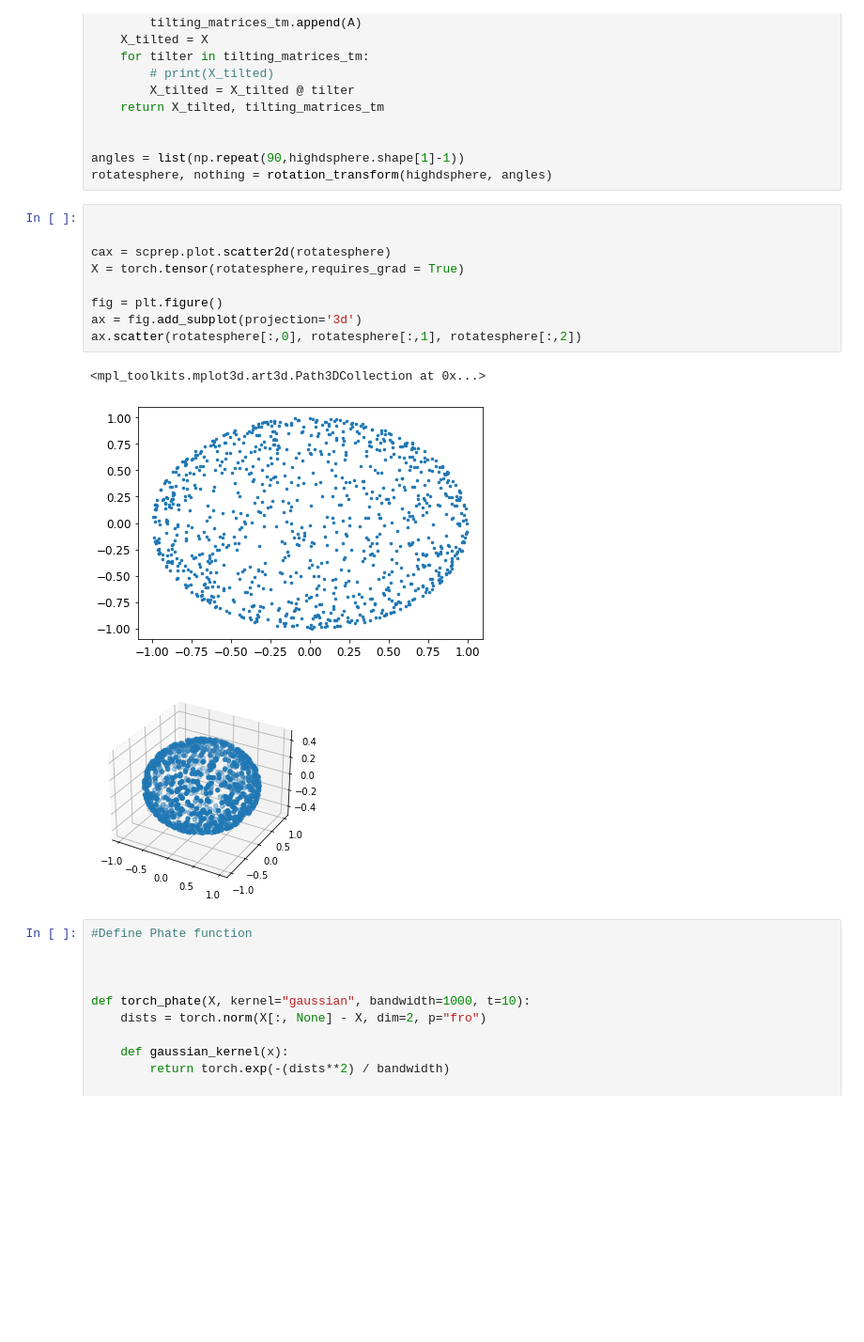
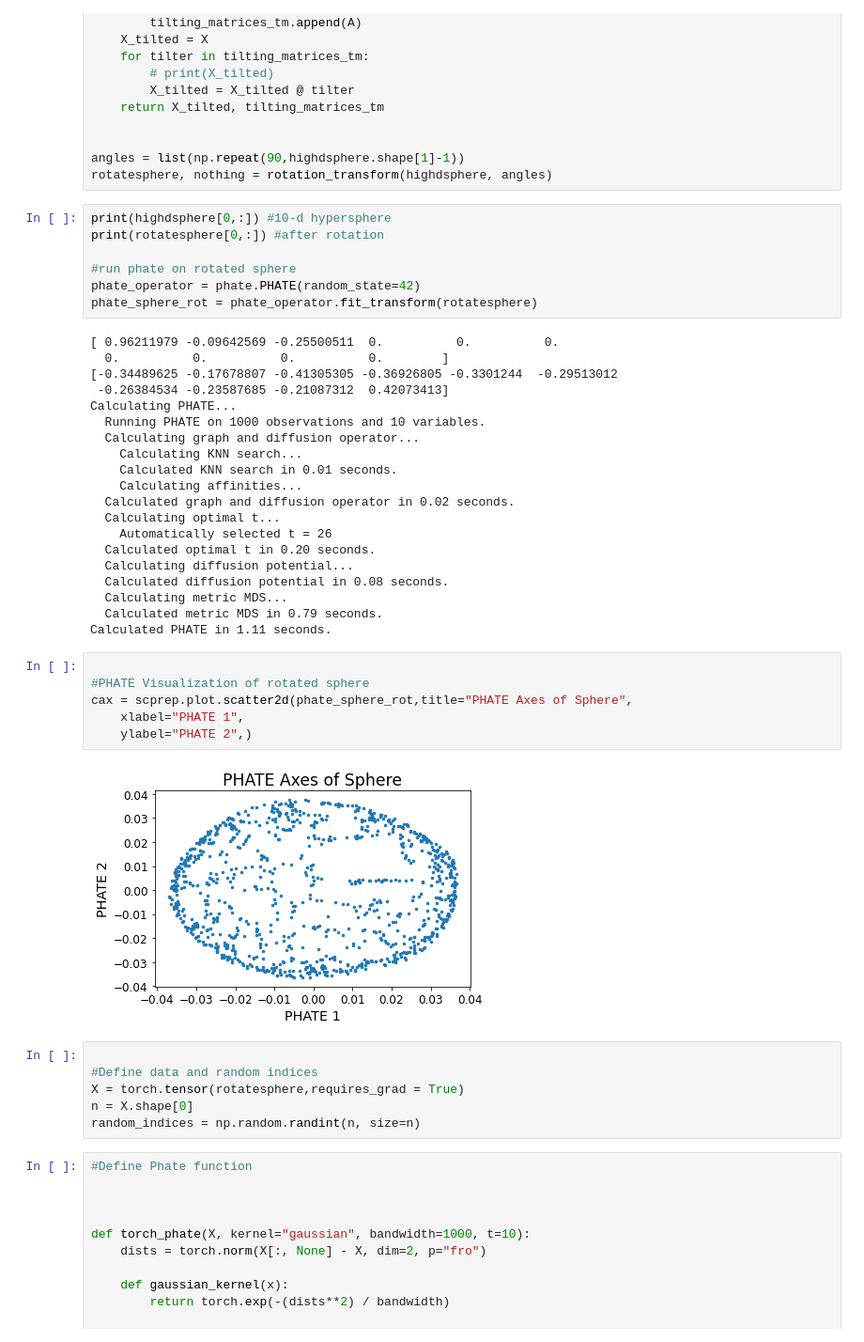
Before and after one commit to guillaumehu/phate_fim, a Jupyter notebook: notebooks/df-sphere-autoencoder.ipynb, the cells around one changed output. Shown: that part at 94% size. Saved outputs shown, nothing was run; the diff lists cells and outputs as text; blank space fills up the shorter version.

```diff
--- a/notebooks/df-sphere-autoencoder.ipynb
+++ b/notebooks/df-sphere-autoencoder.ipynb
@@ -85,19 +58,47 @@ def rotation_transform(
 
 angles = list(np.repeat(90,highdsphere.shape[1]-1))
 rotatesphere, nothing = rotation_transform(highdsphere, angles)
+# %%
+print(highdsphere[0,:]) #10-d hypersphere
+print(rotatesphere[0,:]) #after rotation
+
+#run phate on rotated sphere
+phate_operator = phate.PHATE(random_state=42)
+phate_sphere_rot = phate_operator.fit_transform(rotatesphere)
+# %% [output]
+[ 0.96211979 -0.09642569 -0.25500511  0.          0.          0.
+  0.          0.          0.          0.        ]
+[-0.34489625 -0.17678807 -0.41305305 -0.36926805 -0.3301244  -0.29513012
+ -0.26384534 -0.23587685 -0.21087312  0.42073413]
+Calculating PHATE...
+  Running PHATE on 1000 observations and 10 variables.
+  Calculating graph and diffusion operator...
+    Calculating KNN search...
+    Calculated KNN search in 0.01 seconds.
+    Calculating affinities...
+  Calculated graph and diffusion operator in 0.02 seconds.
+  Calculating optimal t...
+    Automatically selected t = 26
+  Calculated optimal t in 0.20 seconds.
+  Calculating diffusion potential...
+  Calculated diffusion potential in 0.08 seconds.
+  Calculating metric MDS...
+  Calculated metric MDS in 0.79 seconds.
+Calculated PHATE in 1.11 seconds.
 # %%
 
-
-cax = scprep.plot.scatter2d(rotatesphere)
-X = torch.tensor(rotatesphere,requires_grad = True)
-
-fig = plt.figure()
-ax = fig.add_subplot(projection='3d')
-ax.scatter(rotatesphere[:,0], rotatesphere[:,1], rotatesphere[:,2])
+#PHATE Visualization of rotated sphere
+cax = scprep.plot.scatter2d(phate_sphere_rot,title="PHATE Axes of Sphere",
+    xlabel="PHATE 1",
+    ylabel="PHATE 2",)
 # %% [output]
-<mpl_toolkits.mplot3d.art3d.Path3DCollection at 0x...>
-[figure, old version]
+[figure, new version]
-[figure, removed]
+# %%
+
+#Define data and random indices
+X = torch.tensor(rotatesphere,requires_grad = True)
+n = X.shape[0]
+random_indices = np.random.randint(n, size=n)
 # %%
 #Define Phate function
 
```
Also changed, not shown: parts of 8 cells of this notebook, 1 other file.
